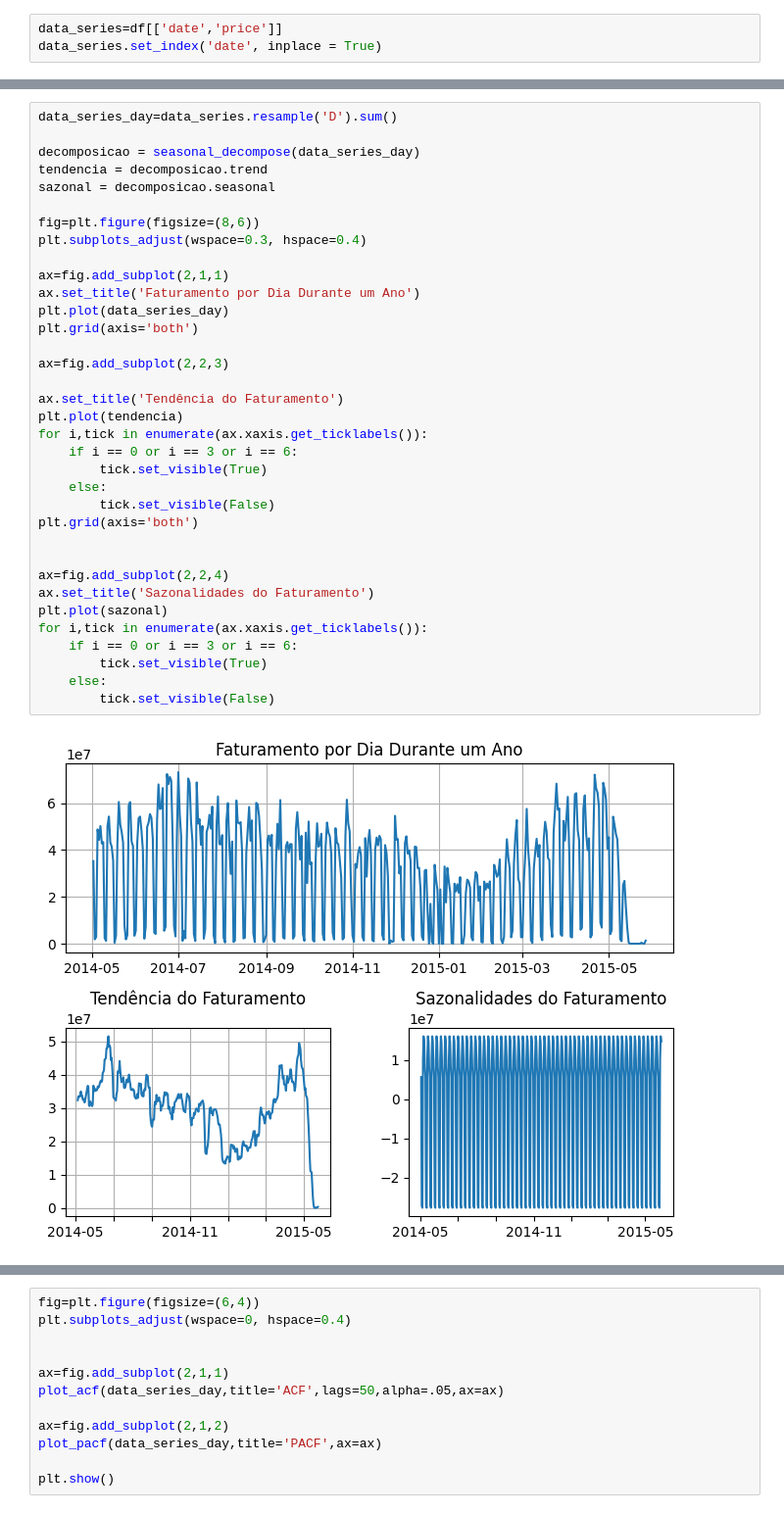
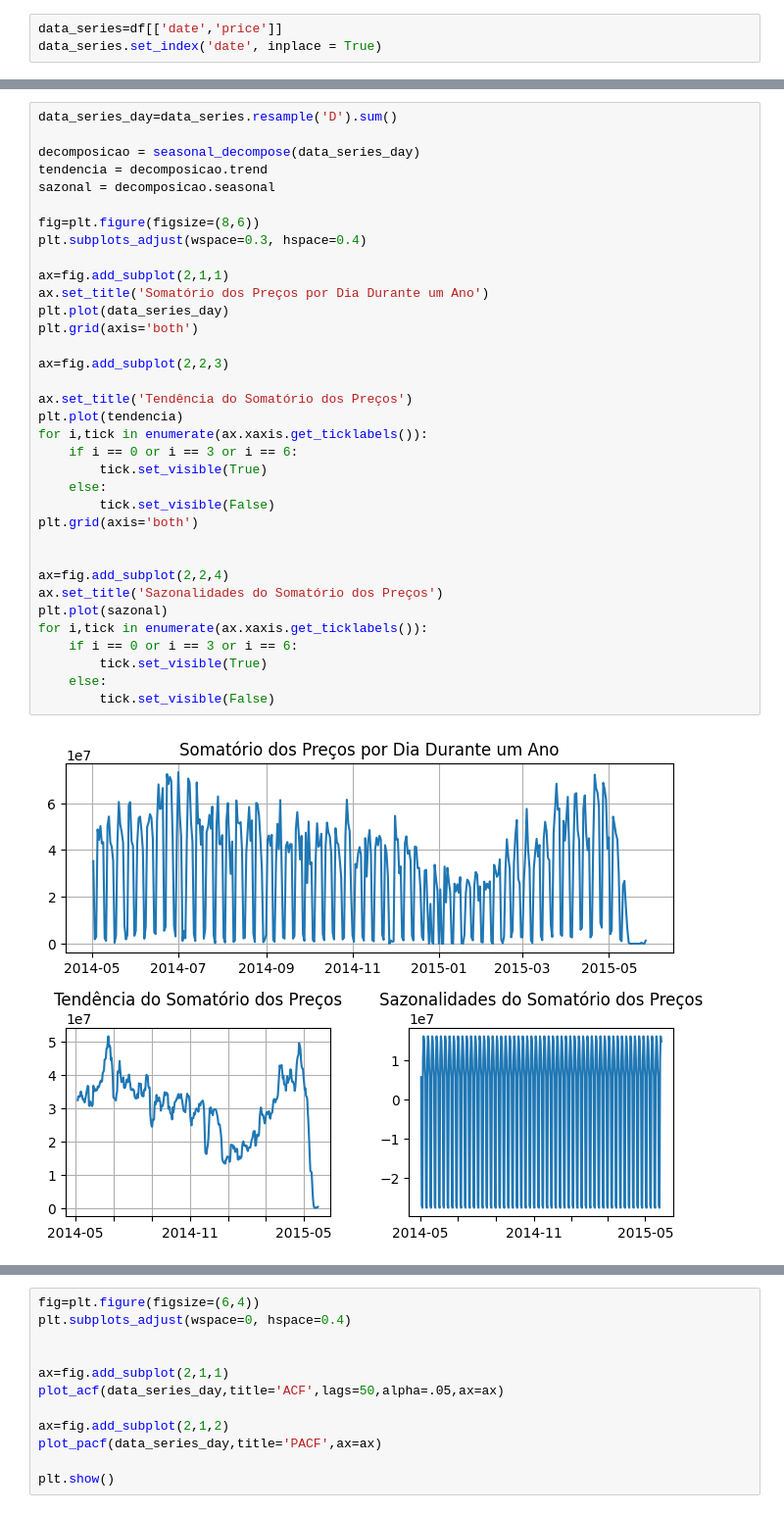
Before and after one commit to MarcioB1999/Previsao_Precos, a Jupyter notebook: analise_dados.ipynb, the cells around one changed output, grey strips where cells are left out. Shown at 98% size. Cells and saved outputs as stored; diff of their text form.

```diff
--- a/analise_dados.ipynb
+++ b/analise_dados.ipynb
@@ -91,34 +241,34 @@ data_series_day=data_series.resample('D').sum()
 decomposicao = seasonal_decompose(data_series_day)
 tendencia = decomposicao.trend
 sazonal = decomposicao.seasonal
 
 fig=plt.figure(figsize=(8,6))
 plt.subplots_adjust(wspace=0.3, hspace=0.4)
 
 ax=fig.add_subplot(2,1,1)
-ax.set_title('Faturamento por Dia Durante um Ano')
+ax.set_title('Somatório dos Preços por Dia Durante um Ano')
 plt.plot(data_series_day)
 plt.grid(axis='both')
 
 ax=fig.add_subplot(2,2,3)
 
-ax.set_title('Tendência do Faturamento')
+ax.set_title('Tendência do Somatório dos Preços')
 plt.plot(tendencia)
 for i,tick in enumerate(ax.xaxis.get_ticklabels()):
     if i == 0 or i == 3 or i == 6:
         tick.set_visible(True)
     else:
         tick.set_visible(False)
 plt.grid(axis='both')
 
 
 ax=fig.add_subplot(2,2,4)
-ax.set_title('Sazonalidades do Faturamento')
+ax.set_title('Sazonalidades do Somatório dos Preços')
 plt.plot(sazonal)
 for i,tick in enumerate(ax.xaxis.get_ticklabels()):
     if i == 0 or i == 3 or i == 6:
         tick.set_visible(True)
     else:
         tick.set_visible(False)
 # %% [output]
-[figure, old version]
+[figure, new version]
```
Also changed, not shown: parts of 51 cells of this notebook, 4 other files.
